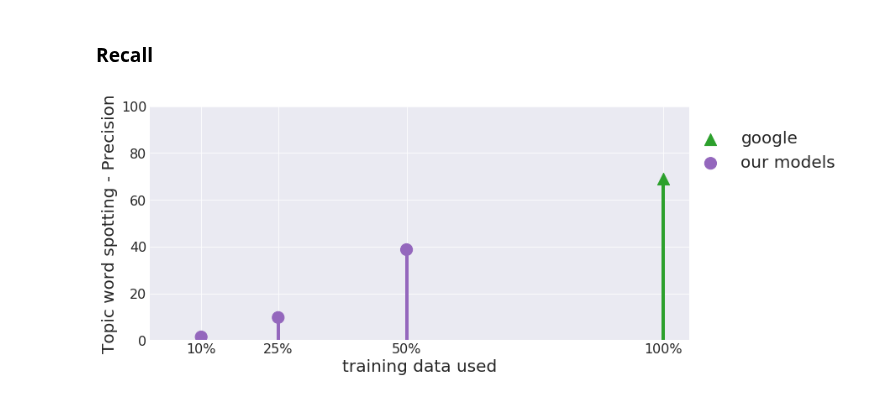
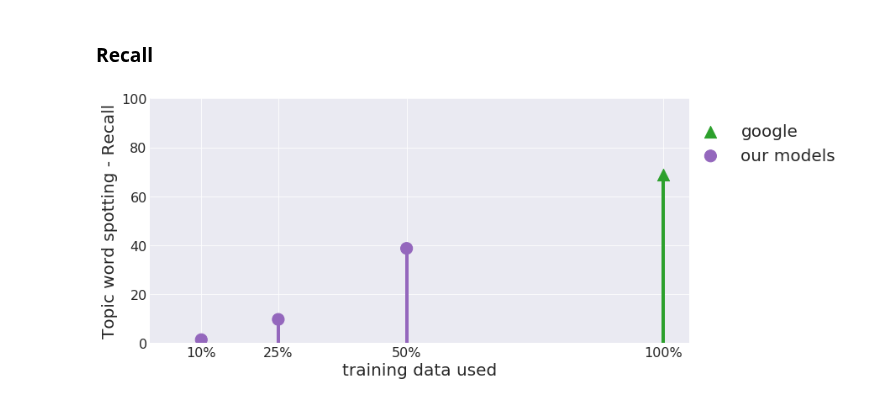
Before and after one commit to 0xSameer/speech2text, a Jupyter notebook: results.ipynb, the cells around one changed output. Drawn from its saved outputs; the diff is of its cells as text; code cells hidden in the pictures.

```diff
--- a/results.ipynb
+++ b/results.ipynb
@@ -162,0 +252,37 @@ topics_google_prec_y = [75]
+# %%
+fig, ax = plt.subplots(figsize=(10,5),nrows=1, ncols=1, sharey=True)
+sns.set_style("white")
+
+x_scale = np.array([10, 25, 33, 50, 100])
+x_labels = ['16 hrs\n(10%)', '40 hrs', '52 hrs', '80 hrs', '160 hrs\n(100%)']
+
+bar_colors = [tableau20[8]]*6
+
+ax.scatter(x=[100], y=topics_google_prec_y, s=200, marker='^' , label="google", c=tableau20[4])
+# ax.scatter(x=[100], y=topics_old_prec_y, s=200, marker='^' , label="previous best", c=tableau20[0])
+
+ax.scatter(x=topics_prec_x, y=topics_prec_y, s=200, marker='o' , label="our models", c=bar_colors)
+
+markerline, stemlines, baseline = ax.stem(topics_prec_x, topics_prec_y, linefmt='-', markerfmt=' ', basefmt=' ')
+plt.setp(stemlines, 'color', tableau20[8], 'linewidth', 4)
+
+markerline, stemlines, baseline = ax.stem([100], topics_google_prec_y, linefmt='-', markerfmt=' ', basefmt=' ')
+plt.setp(stemlines, 'color', tableau20[4], 'linewidth', 4)
+
+plt.xticks(x_scale, x_labels, rotation=45)
+ax.set_xlabel('training data used', size=20)
+ax.set_ylabel('Topic word spotting - Precision', size=20)
+for i in ax.get_xticklabels()+ax.get_yticklabels():
+    i.set_fontsize(16)
+
+plt.yticks(fontsize=16, rotation=0)
+
+plt.ylim(0,100)
+plt.xlim(0,105)
+
+sns.despine(left=True, bottom=True)
+
+plt.legend(bbox_to_anchor=(1.3, 0.96), framealpha=0, fontsize=20)
+
+fig.tight_layout()
+fig.savefig(fname="topics_precision.png", dpi=300)
@@ -176,33 +304,33 @@ x_labels = ["{0:d}%".format(i) for i in x_scale]
 
 bar_colors = [tableau20[8]]*6
 
 ax.scatter(x=[100], y=topics_google_rec_y, s=200, marker='^' , label="google", c=tableau20[4])
 # ax.scatter(x=[100], y=topics_old_prec_y, s=200, marker='^' , label="previous best", c=tableau20[0])
 
 ax.scatter(x=topics_rec_x, y=topics_rec_y, s=200, marker='o' , label="our models", c=bar_colors)
 
 markerline, stemlines, baseline = ax.stem(topics_rec_x, topics_rec_y, linefmt='-', markerfmt=' ', basefmt=' ')
 plt.setp(stemlines, 'color', tableau20[8], 'linewidth', 4)
 
 markerline, stemlines, baseline = ax.stem([100], topics_google_rec_y, linefmt='-', markerfmt=' ', basefmt=' ')
 plt.setp(stemlines, 'color', tableau20[4], 'linewidth', 4)
 
 plt.xticks(x_scale, x_labels, rotation=0)
 ax.set_xlabel('training data used', size=20)
-ax.set_ylabel('Topic word spotting - Precision', size=20)
+ax.set_ylabel('Topic word spotting - Recall', size=20)
 for i in ax.get_xticklabels()+ax.get_yticklabels():
     i.set_fontsize(16)
 
 plt.yticks(fontsize=16, rotation=0)
 
 plt.ylim(0,100)
 plt.xlim(0,105)
 
 sns.despine(left=True, bottom=True)
 
 plt.legend(bbox_to_anchor=(1.3, 0.96), framealpha=0, fontsize=20)
 
 fig.tight_layout()
-fig.savefig(filename="topics_recall.png", dpi=300)
+fig.savefig(fname="topics_recall.png", dpi=300)
 # %% [output]
-[figure, old version]
+[figure, new version]
```
Also changed, not shown: parts of 19 cells of this notebook, 2 other files.
